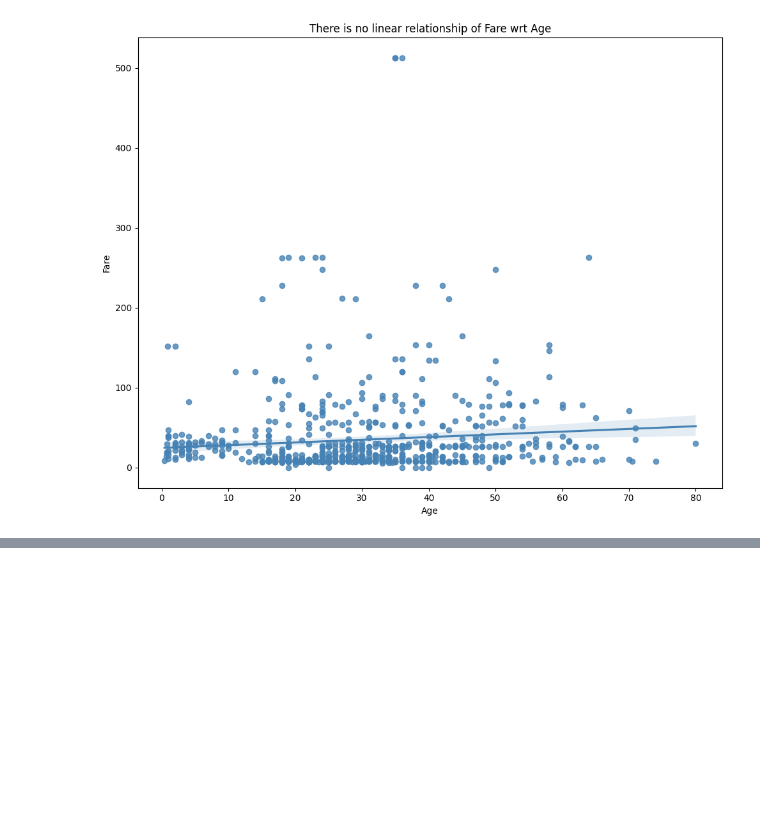
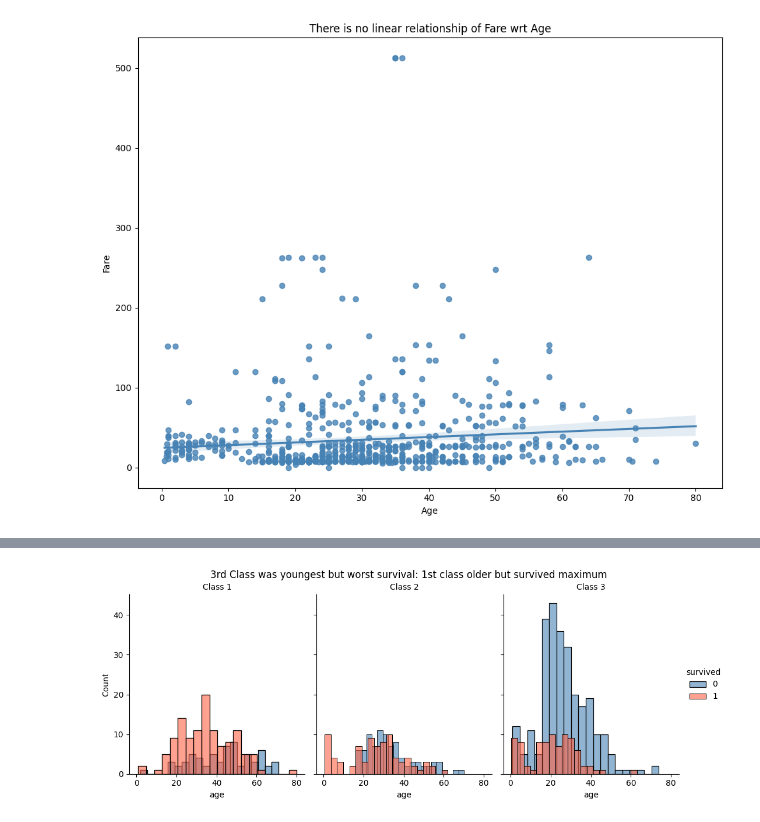
Before and after one commit to Manglam11/data_science_course, a Jupyter notebook: 07_Data_Visualization/notebooks/my_notebook.ipynb, the cells around one changed output, grey strips where cells are left out. Cells and saved outputs as stored; diff of their text form; code cells hidden in the pictures; blank space fills up the shorter version.

```diff
--- a/07_Data_Visualization/notebooks/my_notebook.ipynb
+++ b/07_Data_Visualization/notebooks/my_notebook.ipynb
@@ -455,0 +512,21 @@ plt.show()
+# %%
+# facetgrid: when you want the same plot to be divided in subplots.
+g = sns.FacetGrid(
+    data=df,
+    col="pclass",
+    hue="survived",
+    palette={0: "steelblue", 1: "tomato"},
+    height=4,
+    aspect=0.85
+)
+
+g.map(sns.histplot, "age", bins=20, alpha=0.6)
+
+g.add_legend()
+g.set_axis_labels("age", "Count")
+g.set_titles("Class {col_name}")
+g.figure.suptitle("3rd Class was youngest but worst survival: 1st class older but survived maximum", y=1.02)
+g.figure.savefig("../outputs/figures/12_facetgrid_age_by_class.png", dpi=150)
+plt.show()
+# %% [output]
+[figure, added]
```
Also changed, not shown: parts of 5 cells of this notebook.
